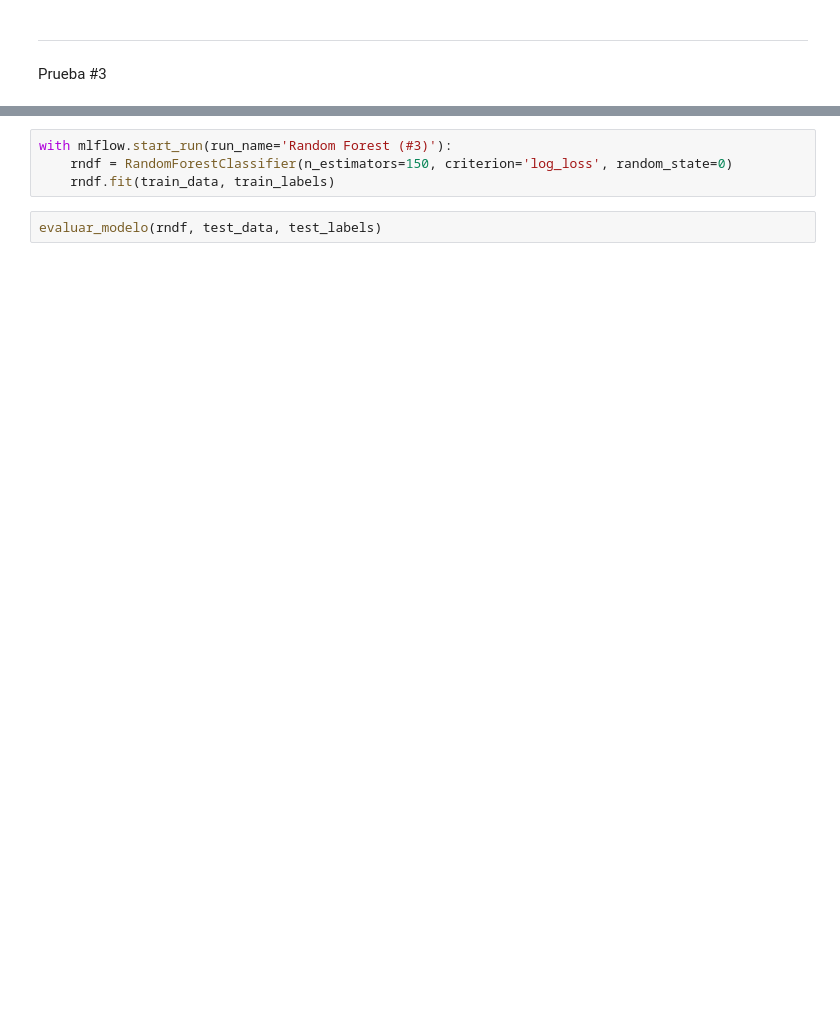
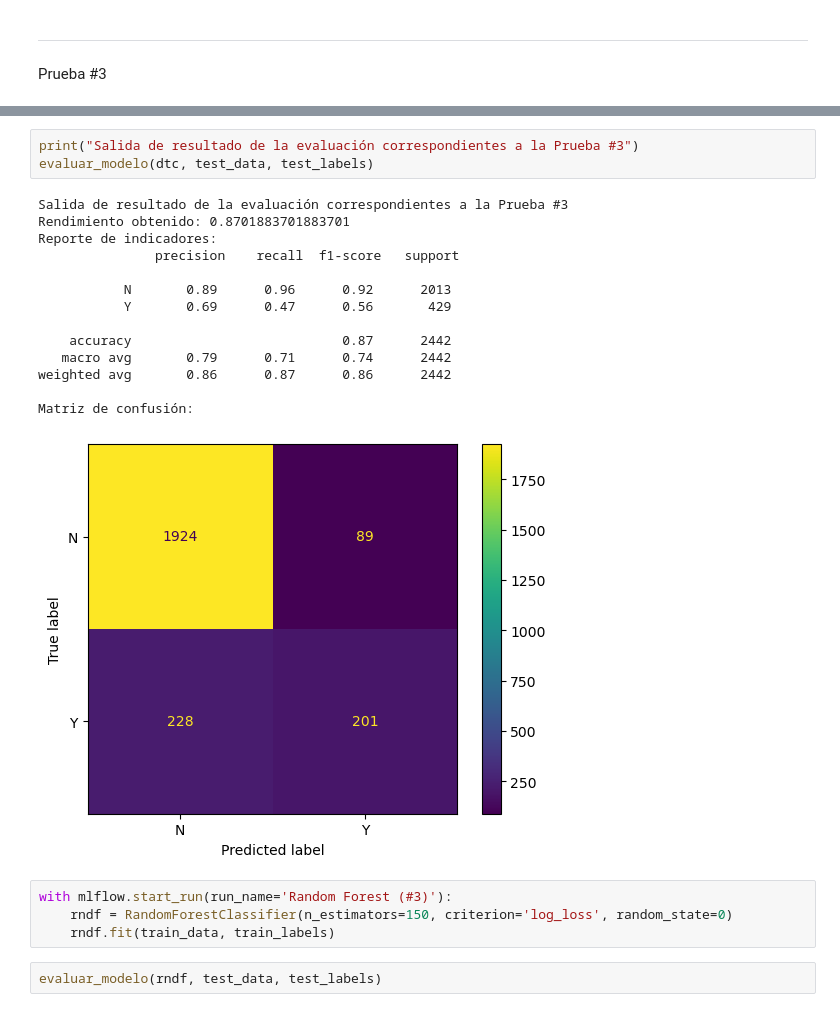
Before and after one commit to ampalmabautista/13MBID, a Jupyter notebook: notebooks/03 Modelado+Evaluación/MD01 - Modelado.ipynb, the cells around one changed output, grey strips where cells are left out. Saved outputs shown, nothing was run; the diff lists cells and outputs as text; blank space fills up the shorter version.

```diff
--- a/notebooks/03 Modelado+Evaluación/MD01 - Modelado.ipynb
+++ b/notebooks/03 Modelado+Evaluación/MD01 - Modelado.ipynb
@@ -471,3 +433,21 @@ mlflow.exceptions.MissingConfigException: Yaml file 'C:\Users\Antonio\13MBID\not
+# %%
+print("Salida de resultado de la evaluación correspondientes a la Prueba #3")
+evaluar_modelo(dtc, test_data, test_labels)
+# %% [output]
+Salida de resultado de la evaluación correspondientes a la Prueba #3
+Rendimiento obtenido: 0.8701883701883701
+Reporte de indicadores:
+               precision    recall  f1-score   support
+
+           N       0.89      0.96      0.92      2013
+           Y       0.69      0.47      0.56       429
+
+    accuracy                           0.87      2442
+   macro avg       0.79      0.71      0.74      2442
+weighted avg       0.86      0.87      0.86      2442
+
+Matriz de confusión:
+[figure, added]
 # %%
 with mlflow.start_run(run_name='Random Forest (#3)'):
     rndf = RandomForestClassifier(n_estimators=150, criterion='log_loss', random_state=0)
```
Also changed, not shown: parts of 23 cells of this notebook.
